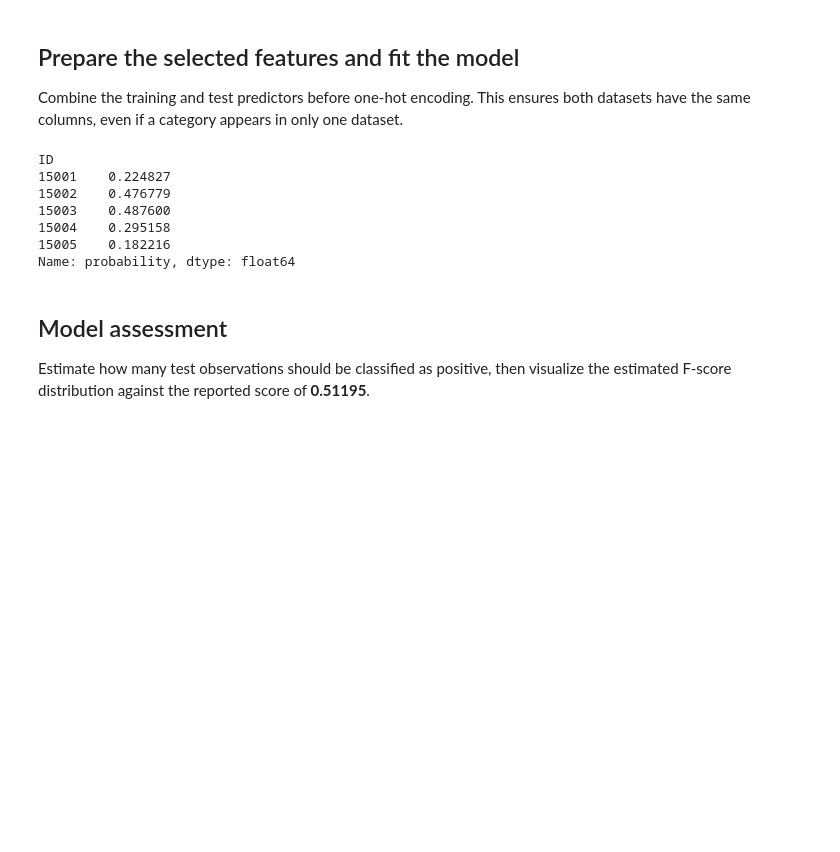
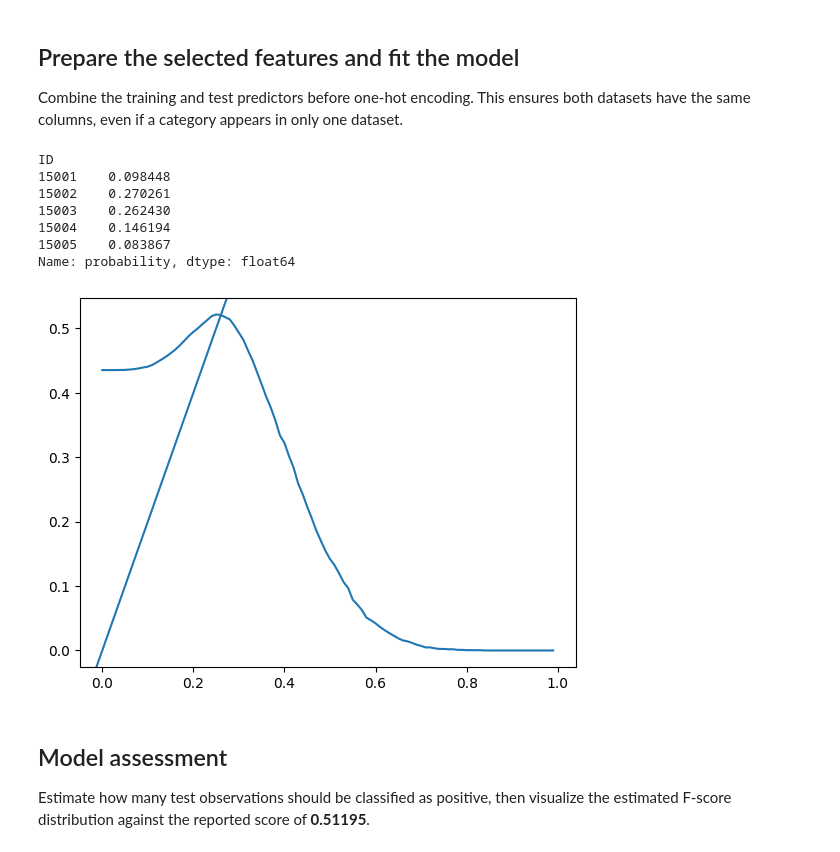
Before and after one commit to CrepeGoat/CU-2026F-STAT5610-kaggle-project, a Jupyter notebook: code/logreg_model.ipynb, the cells around one changed output. Cells and saved outputs as stored; diff of their text form; code cells hidden in the pictures; blank space fills up the shorter version.

Commit message:
added f1 vs threshold chart

```diff
--- a/code/logreg_model.ipynb
+++ b/code/logreg_model.ipynb
@@ -97,7 +97,7 @@ test_best = both.iloc[len(X):]
 
 model = LogisticRegression(
     max_iter=1000,
-    class_weight="balanced"
+    # class_weight="balanced"
 )
 
 model.fit(X_best, y)
@@ -111,12 +111,27 @@ prediction_probs = pd.Series(
 display(prediction_probs.head())
 # %% [output]
 ID
-15001    0.224827
-15002    0.476779
-15003    0.487600
-15004    0.295158
-15005    0.182216
+15001    0.098448
+15002    0.270261
+15003    0.262430
+15004    0.146194
+15005    0.083867
 Name: probability, dtype: float64
+# %%
+from sklearn.model_selection import cross_val_predict
+from sklearn.metrics import f1_score
+import matplotlib.pyplot as plt
+
+probs = cross_val_predict(model, X_best, y, cv=5, method="predict_proba")[:, 1]
+
+thresholds = np.arange(0, 1, 0.01)
+f1s = [f1_score(y, probs >= t) for t in thresholds]
+
+plt.plot(thresholds, f1s)
+plt.axline((0, 0), slope=2)
+plt.show()
+# %% [output]
+[figure, added]
 # %% [markdown]
 ## Model assessment
 
```
Also changed, not shown: parts of 4 cells of this notebook.
